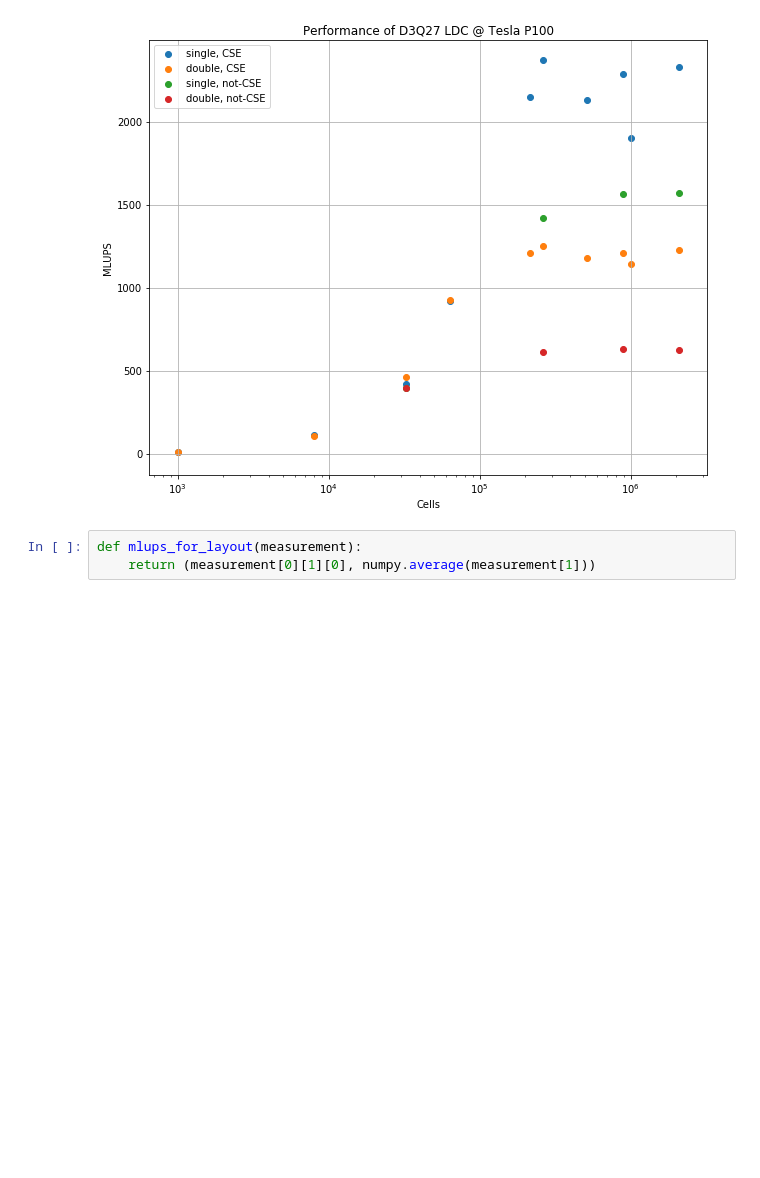
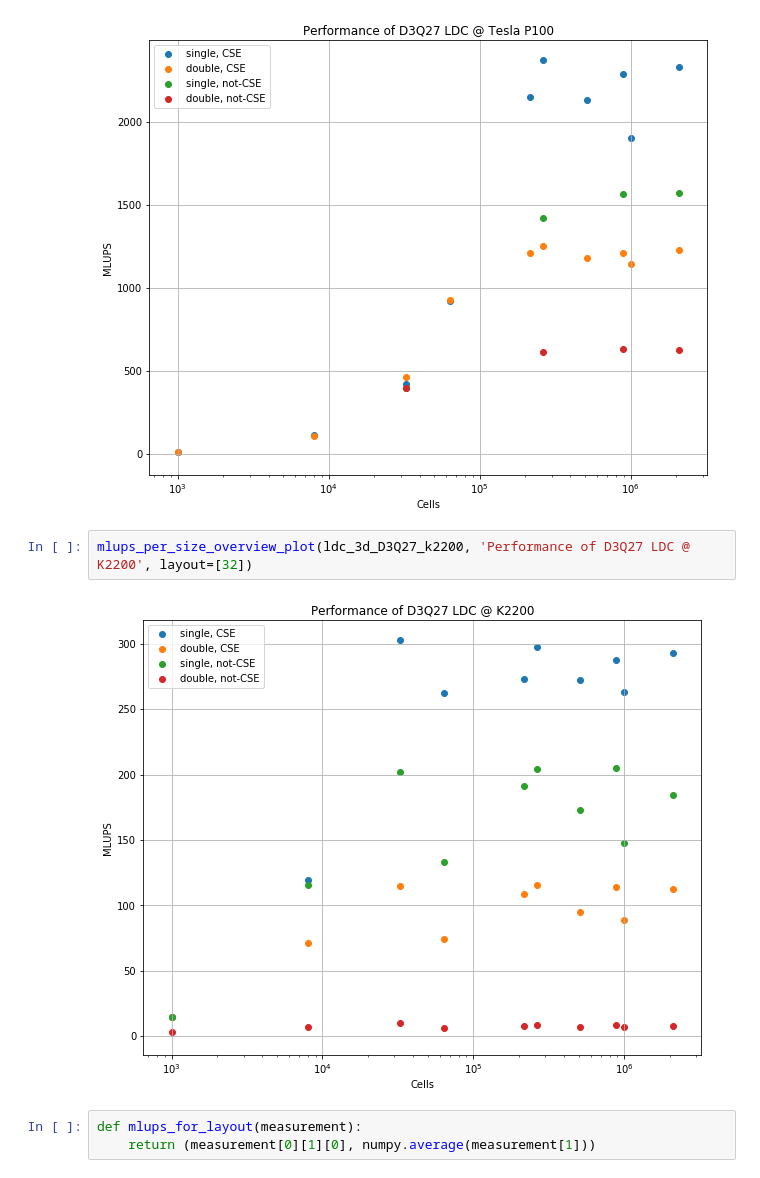
Before and after one commit to KnairdA/symlbm_playground, a Jupyter notebook: notebook/ldc_benchmark.ipynb, the cells around one changed output. Cells and saved outputs as stored; diff of their text form; blank space fills up the shorter version.

```diff
--- a/notebook/ldc_benchmark.ipynb
+++ b/notebook/ldc_benchmark.ipynb
@@ -87,6 +91,10 @@ mlups_per_size_overview_plot(ldc_3d_D3Q19_p100, 'Performance of D3Q19 LDC @ Tesl
 mlups_per_size_overview_plot(ldc_3d_D3Q27_p100, 'Performance of D3Q27 LDC @ Tesla P100', layout=[32])
 # %% [output]
 [figure]
+# %%
+mlups_per_size_overview_plot(ldc_3d_D3Q27_k2200, 'Performance of D3Q27 LDC @ K2200', layout=[32])
+# %% [output]
+[figure, added]
 # %%
 def mlups_for_layout(measurement):
     return (measurement[0][1][0], numpy.average(measurement[1]))
```
Also changed, not shown: parts of 10 cells of this notebook, 4 other files.
